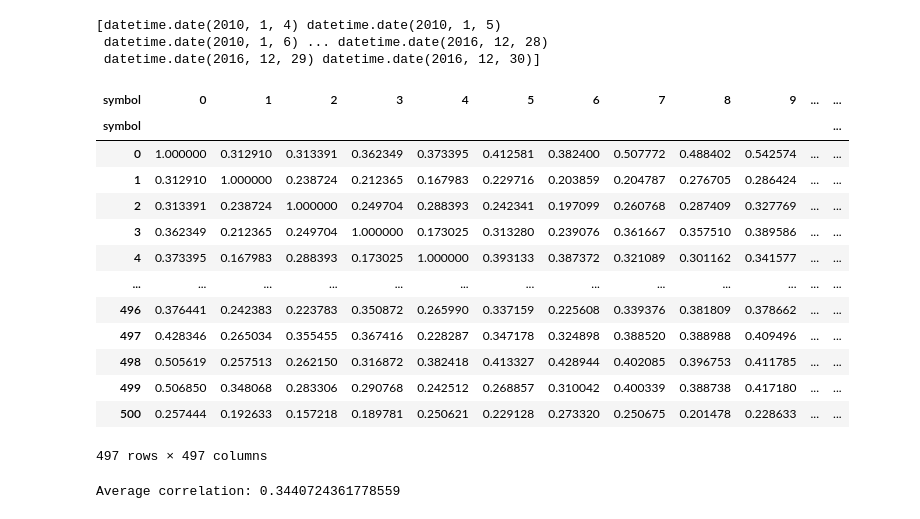
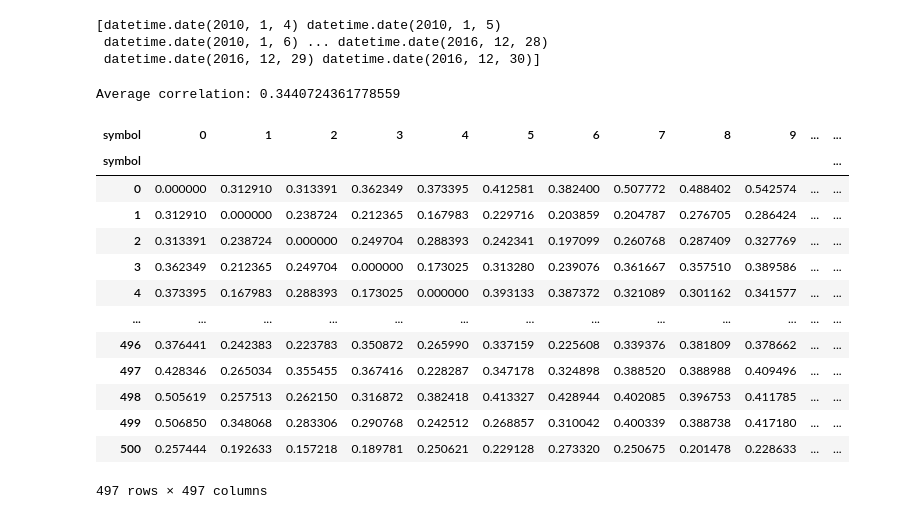
Before and after one commit to mohammadT77/NYSE-Temporal-Graph, a Jupyter notebook: static_pearson.ipynb, the cells around one changed output. Cells and saved outputs as stored; diff of their text form; code cells hidden in the pictures.

```diff
--- a/static_pearson.ipynb
+++ b/static_pearson.ipynb
@@ -101,20 +101,4 @@ target_df = training_df
 record = target_df.pivot(index='date', columns='symbol', values='daily_change')
 
 correlation_matrix = record.corr()
-correlation_matrix
-# %% [output]
-| symbol | 0 | 1 | 2 | 3 | 4 | 5 | 6 | 7 | 8 | 9 | ... | ... |
-| symbol |  |  |  |  |  |  |  |  |  |  |  | ... |
-| 0 | 1.000000 | 0.312910 | 0.313391 | 0.362349 | 0.373395 | 0.412581 | 0.382400 | 0.507772 | 0.488402 | 0.542574 | ... | ... |
-| 1 | 0.312910 | 1.000000 | 0.238724 | 0.212365 | 0.167983 | 0.229716 | 0.203859 | 0.204787 | 0.276705 | 0.286424 | ... | ... |
-| 2 | 0.313391 | 0.238724 | 1.000000 | 0.249704 | 0.288393 | 0.242341 | 0.197099 | 0.260768 | 0.287409 | 0.327769 | ... | ... |
-| 3 | 0.362349 | 0.212365 | 0.249704 | 1.000000 | 0.173025 | 0.313280 | 0.239076 | 0.361667 | 0.357510 | 0.389586 | ... | ... |
-| 4 | 0.373395 | 0.167983 | 0.288393 | 0.173025 | 1.000000 | 0.393133 | 0.387372 | 0.321089 | 0.301162 | 0.341577 | ... | ... |
-| ... | ... | ... | ... | ... | ... | ... | ... | ... | ... | ... | ... | ... |
-| 496 | 0.376441 | 0.242383 | 0.223783 | 0.350872 | 0.265990 | 0.337159 | 0.225608 | 0.339376 | 0.381809 | 0.378662 | ... | ... |
-| 497 | 0.428346 | 0.265034 | 0.355455 | 0.367416 | 0.228287 | 0.347178 | 0.324898 | 0.388520 | 0.388988 | 0.409496 | ... | ... |
-| 498 | 0.505619 | 0.257513 | 0.262150 | 0.316872 | 0.382418 | 0.413327 | 0.428944 | 0.402085 | 0.396753 | 0.411785 | ... | ... |
-| 499 | 0.506850 | 0.348068 | 0.283306 | 0.290768 | 0.242512 | 0.268857 | 0.310042 | 0.400339 | 0.388738 | 0.417180 | ... | ... |
-| 500 | 0.257444 | 0.192633 | 0.157218 | 0.189781 | 0.250621 | 0.229128 | 0.273320 | 0.250675 | 0.201478 | 0.228633 | ... | ... |
-497 rows × 497 columns
 # %%
@@ -132,3 +116,20 @@ adj_matrix = adj_matrix.fillna(0)
 g: nx.Graph = nx.from_pandas_adjacency(adj_matrix)
 # %% [output]
 Average correlation: 0.3440724361778559
+# %%
+adj_matrix
+# %% [output]
+| symbol | 0 | 1 | 2 | 3 | 4 | 5 | 6 | 7 | 8 | 9 | ... | ... |
+| symbol |  |  |  |  |  |  |  |  |  |  |  | ... |
+| 0 | 0.000000 | 0.312910 | 0.313391 | 0.362349 | 0.373395 | 0.412581 | 0.382400 | 0.507772 | 0.488402 | 0.542574 | ... | ... |
+| 1 | 0.312910 | 0.000000 | 0.238724 | 0.212365 | 0.167983 | 0.229716 | 0.203859 | 0.204787 | 0.276705 | 0.286424 | ... | ... |
+| 2 | 0.313391 | 0.238724 | 0.000000 | 0.249704 | 0.288393 | 0.242341 | 0.197099 | 0.260768 | 0.287409 | 0.327769 | ... | ... |
+| 3 | 0.362349 | 0.212365 | 0.249704 | 0.000000 | 0.173025 | 0.313280 | 0.239076 | 0.361667 | 0.357510 | 0.389586 | ... | ... |
+| 4 | 0.373395 | 0.167983 | 0.288393 | 0.173025 | 0.000000 | 0.393133 | 0.387372 | 0.321089 | 0.301162 | 0.341577 | ... | ... |
+| ... | ... | ... | ... | ... | ... | ... | ... | ... | ... | ... | ... | ... |
+| 496 | 0.376441 | 0.242383 | 0.223783 | 0.350872 | 0.265990 | 0.337159 | 0.225608 | 0.339376 | 0.381809 | 0.378662 | ... | ... |
+| 497 | 0.428346 | 0.265034 | 0.355455 | 0.367416 | 0.228287 | 0.347178 | 0.324898 | 0.388520 | 0.388988 | 0.409496 | ... | ... |
+| 498 | 0.505619 | 0.257513 | 0.262150 | 0.316872 | 0.382418 | 0.413327 | 0.428944 | 0.402085 | 0.396753 | 0.411785 | ... | ... |
+| 499 | 0.506850 | 0.348068 | 0.283306 | 0.290768 | 0.242512 | 0.268857 | 0.310042 | 0.400339 | 0.388738 | 0.417180 | ... | ... |
+| 500 | 0.257444 | 0.192633 | 0.157218 | 0.189781 | 0.250621 | 0.229128 | 0.273320 | 0.250675 | 0.201478 | 0.228633 | ... | ... |
+497 rows × 497 columns
```
Also changed, not shown: parts of 14 cells of this notebook, 1 other file.
